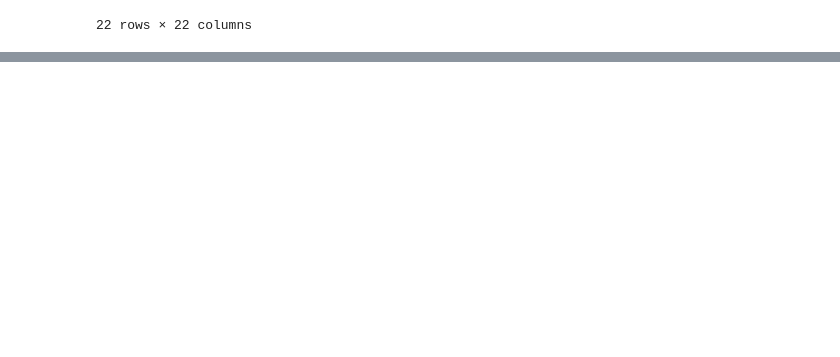
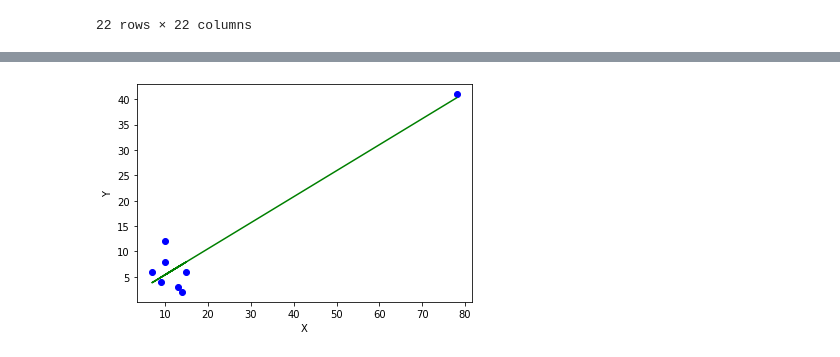
Before and after one commit to PRASHANT203RAUT/cs, a Jupyter notebook: project_umumba_1_7.ipynb, the cells around one changed output, grey strips where cells are left out. Drawn from its saved outputs; the diff is of its cells as text; code cells hidden in the pictures; blank space fills up the shorter version.

```diff
--- a/project_umumba_1_7.ipynb
+++ b/project_umumba_1_7.ipynb
@@ -117,0 +252,10 @@ plt.scatter(s[:,3],s[:,4])
+# %%
+def estfun(X,Y):
+  n =np.size(X)
+  m_x =np.mean(X)
+  m_y = np.mean(Y)
+  SS_xy =np.sum(Y*X)-n*m_y*m_x
+  SS_xx = np.sum(X*X) - n*m_x*m_x
+  b1 = SS_xy/SS_xx
+  b0 = m_y -b1*m_x
+  return(B0,B1)
@@ -117,0 +276,9 @@ plt.scatter(s[:,3],s[:,4])
+# %%
+plt.scatter(X,Y, color ="b",marker ="o")
+pred = B[0]+B[1]*X
+plt.plot(X,pred,color ="g")
+plt.xlabel("X")
+plt.ylabel("Y")
+plt.show()
+# %% [output]
+[figure, added]
```
Also changed, not shown: parts of 22 cells of this notebook.
